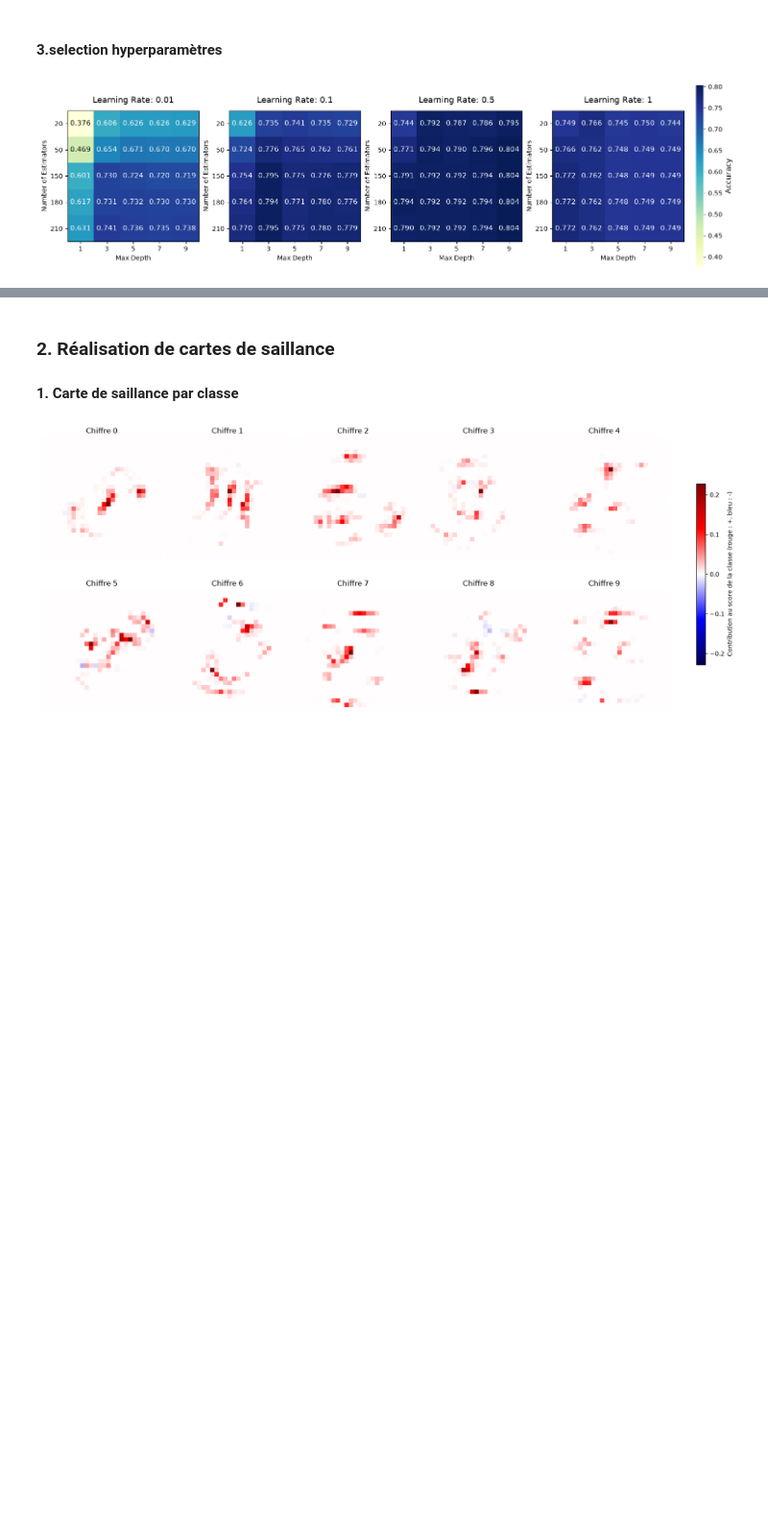
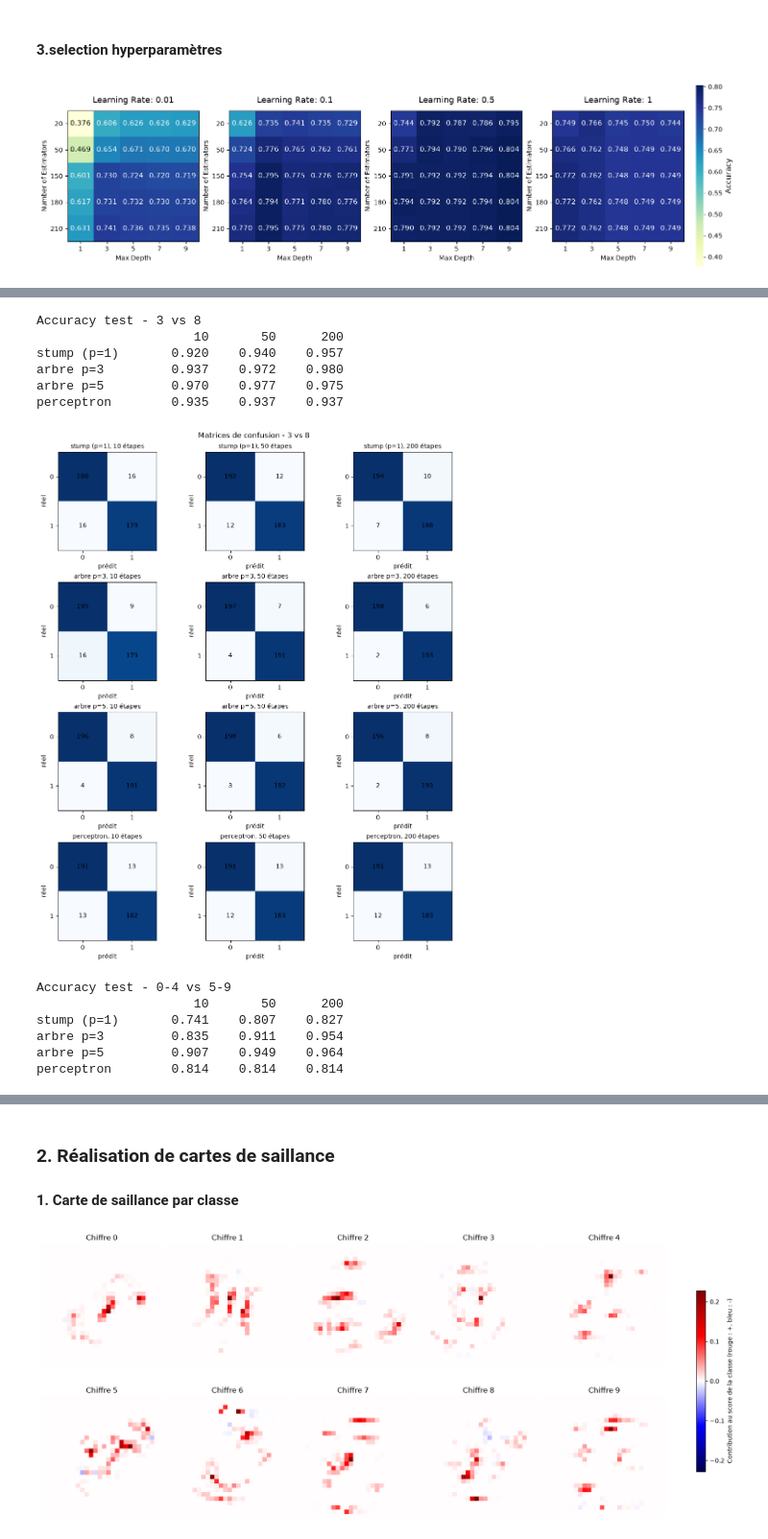
Before and after one commit to tbessadet/Projet_Collab_Sabine, a Jupyter notebook: DM_2_AC/DM_2_Theo_clean.ipynb, the cells around one changed output, grey strips where cells are left out. Shown at 96% size. Drawn from its saved outputs; the diff is of its cells as text; code cells hidden in the pictures; blank space fills up the shorter version.

```diff
--- a/DM_2_AC/DM_2_Theo_clean.ipynb
+++ b/DM_2_AC/DM_2_Theo_clean.ipynb
@@ -189,0 +219,52 @@ Meilleurs paramètres  : {'n_estimators': 199, 'max_depth': 6, 'learning_rate':
+# %%
+def entrainer(tasks):
+    models, preds = {}, {}
+    for tache, (Xa, Xb, ya, yb) in tasks.items():
+        for nom, make_weak in WEAK.items():
+            ab = AdaBoostClassifier(estimator=make_weak(), n_estimators=max(STEPS), random_state=0).fit(Xa, ya)
+            models[(tache, nom)] = ab
+            staged = list(ab.staged_predict(Xb))   # prédiction après 1, 2, ... étapes
+            for n in STEPS:
+                preds[(tache, nom, n)] = staged[min(n, len(staged)) - 1]
+    return models, preds
+
+def afficher(tasks, preds, titre=''):
+    for tache, (Xa, Xb, ya, yb) in tasks.items():
+        # tableau des accuracy (test)
+        print(f"Accuracy test - {tache} {titre}")
+        print(f"{'':14s}" + "".join(f"{n:>9d}" for n in STEPS))
+        for nom in WEAK:
+            print(f"{nom:14s}" + "".join(f"{accuracy_score(yb, preds[(tache, nom, n)]):9.3f}" for n in STEPS))
+        print()
+        # matrices de confusion : une ligne par classifieur faible, une colonne par nombre d'étapes
+        fig, axes = plt.subplots(len(WEAK), len(STEPS), figsize=(10, 12), constrained_layout=True)
+        for i, nom in enumerate(WEAK):
+            for j, n in enumerate(STEPS):
+                cm = confusion_matrix(yb, preds[(tache, nom, n)])   # lignes : classe réelle, colonnes : classe prédite
+                ax = axes[i, j]
+                ax.imshow(cm, cmap='Blues')
+                for u in range(2):
+                    for v in range(2):
+                        ax.text(v, u, cm[u, v], ha='center', va='center')
+                ax.set_xticks([0, 1]); ax.set_yticks([0, 1])
+                ax.set_title(f"{nom}, {n} étapes", fontsize=10)
+                ax.set_xlabel('prédit'); ax.set_ylabel('réel')
+        fig.suptitle(f"Matrices de confusion - {tache} {titre}")
+        plt.show()
+
+models, preds = entrainer(TASKS)
+afficher(TASKS, preds)
+# %% [output]
+Accuracy test - 3 vs 8
+                     10       50      200
+stump (p=1)       0.920    0.940    0.957
+arbre p=3         0.937    0.972    0.980
+arbre p=5         0.970    0.977    0.975
+perceptron        0.935    0.937    0.937
+[figure, added]
+Accuracy test - 0-4 vs 5-9
+                     10       50      200
+stump (p=1)       0.741    0.807    0.827
+arbre p=3         0.835    0.911    0.954
+arbre p=5         0.907    0.949    0.964
+perceptron        0.814    0.814    0.814
```
Also changed, not shown: parts of 18 cells of this notebook, 2 other files.
